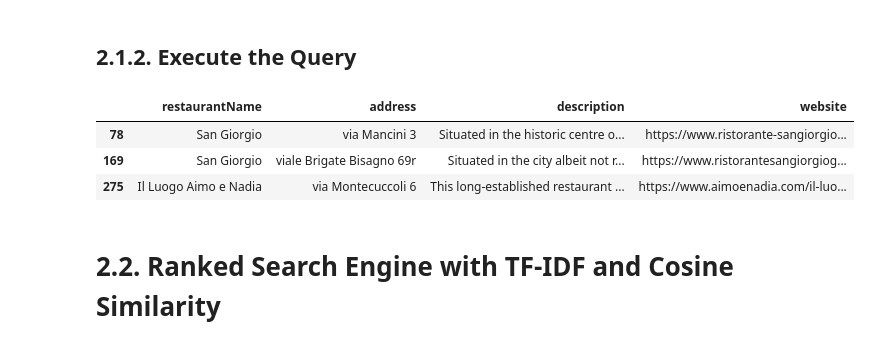
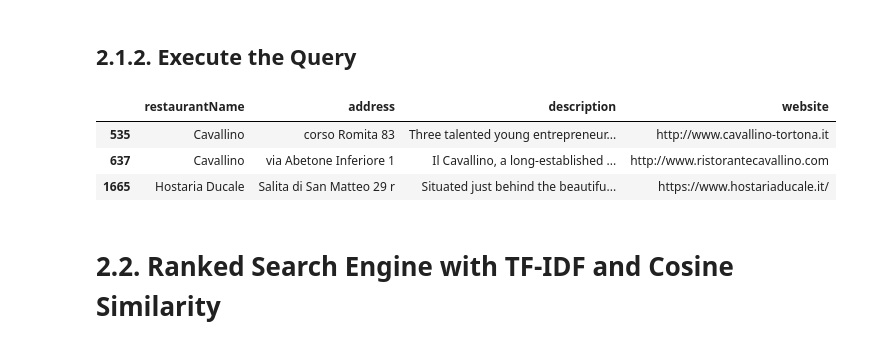
Before and after one commit to LinCannn/ADM-HW3, a Jupyter notebook: main.ipynb, the cells around one changed output. Cells and saved outputs as stored; diff of their text form; code cells hidden in the pictures.

```diff
--- a/main.ipynb
+++ b/main.ipynb
@@ -234,13 +239,13 @@ inverted_index = "dataset/inverted_index.json"
 
 searcher = SearchEngine(df,vocabulary,inverted_index)
 # %%
-ideal_restaurants = searcher.search("modern seasonal original")
+ideal_restaurants = searcher.search("pasta")
 ideal_restaurants
 # %% [output]
 |  | restaurantName | address | description | website |
-| 78 | San Giorgio | via Mancini 3 | Situated in the historic centre o... | https://www.ristorante-sangiorgio... |
-| 169 | San Giorgio | viale Brigate Bisagno 69r | Situated in the city albeit not r... | https://www.ristorantesangiorgiog... |
-| 275 | Il Luogo Aimo e Nadia | via Montecuccoli 6 | This long-established restaurant ... | https://www.aimoenadia.com/il-luo... |
+| 535 | Cavallino | corso Romita 83 | Three talented young entrepreneur... | http://www.cavallino-tortona.it |
+| 637 | Cavallino | via Abetone Inferiore 1 | Il Cavallino, a long-established ... | http://www.ristorantecavallino.com |
+| 1665 | Hostaria Ducale | Salita di San Matteo 29 r | Situated just behind the beautifu... | https://www.hostariaducale.it/ |
 # %% [markdown]
 # <strong> 2.2. Ranked Search Engine with TF-IDF and Cosine Similarity
 # %% [markdown]
```
Also changed, not shown: parts of 6 cells of this notebook, 3 other files.
